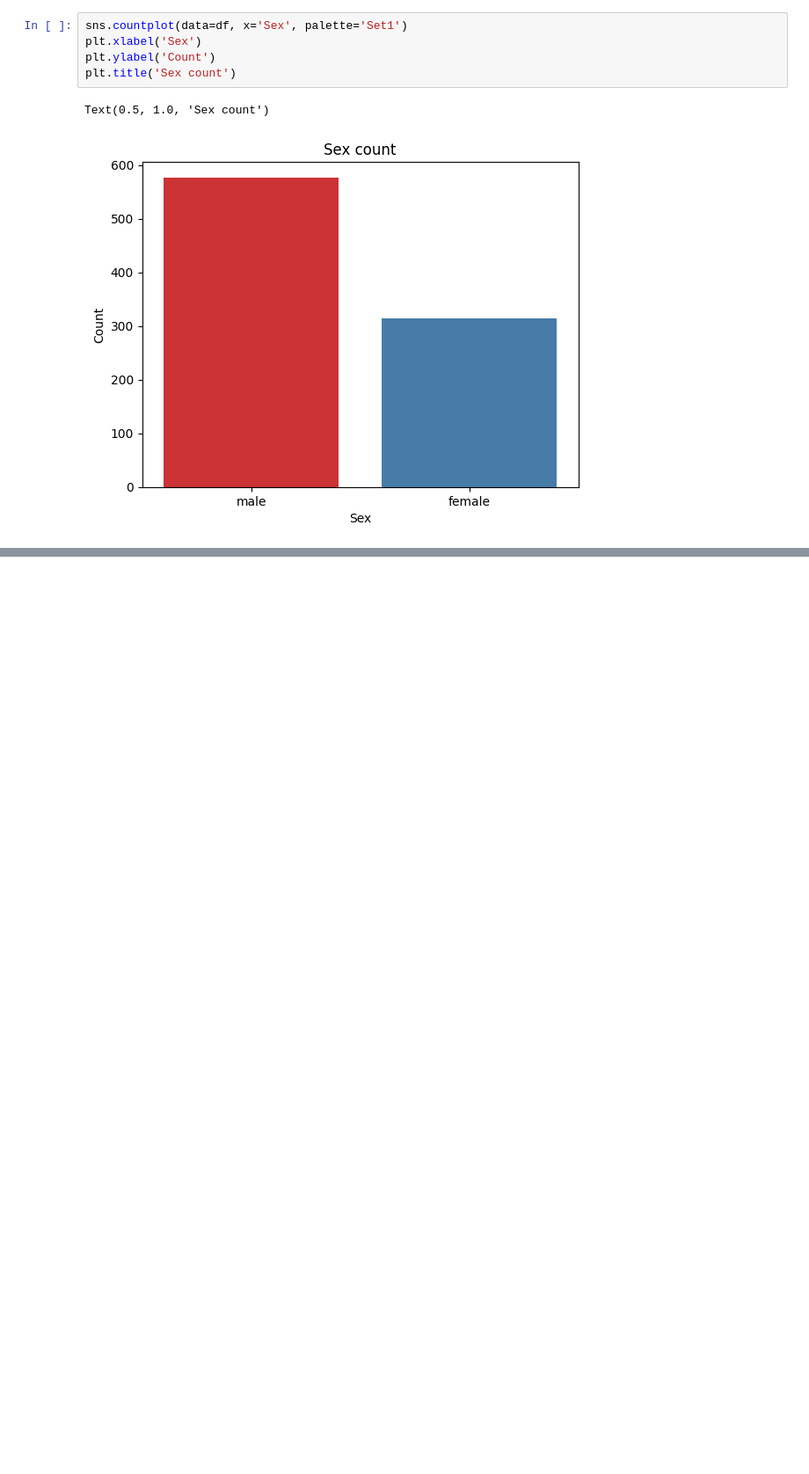
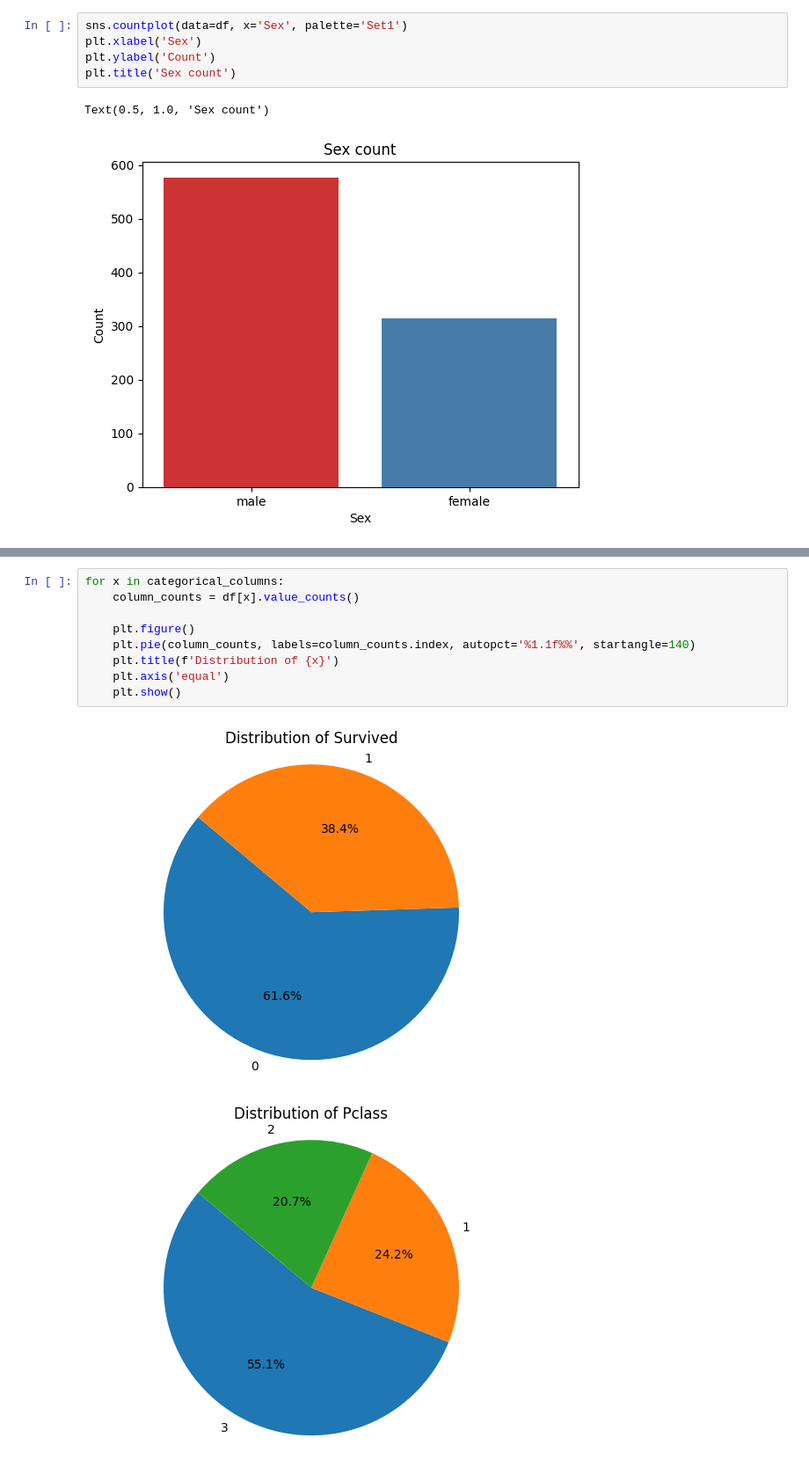
Before and after one commit to birusolankar/Machine-Learning, a Jupyter notebook: Univariate,_Bivariate_and_Multivariate_Analysis.ipynb, the cells around one changed output, grey strips where cells are left out. Shown at 88% size. Cells and saved outputs as stored; diff of their text form; blank space fills up the shorter version.

```diff
--- a/Univariate,_Bivariate_and_Multivariate_Analysis.ipynb
+++ b/Univariate,_Bivariate_and_Multivariate_Analysis.ipynb
@@ -58,0 +118,12 @@ Text(0.5, 1.0, 'Sex count')
+# %%
+for x in categorical_columns:
+    column_counts = df[x].value_counts()
+
+    plt.figure()
+    plt.pie(column_counts, labels=column_counts.index, autopct='%1.1f%%', startangle=140)
+    plt.title(f'Distribution of {x}')
+    plt.axis('equal')
+    plt.show()
+# %% [output]
+[figure, added]
+[figure, added]
```
Also changed, not shown: parts of 6 cells of this notebook.
